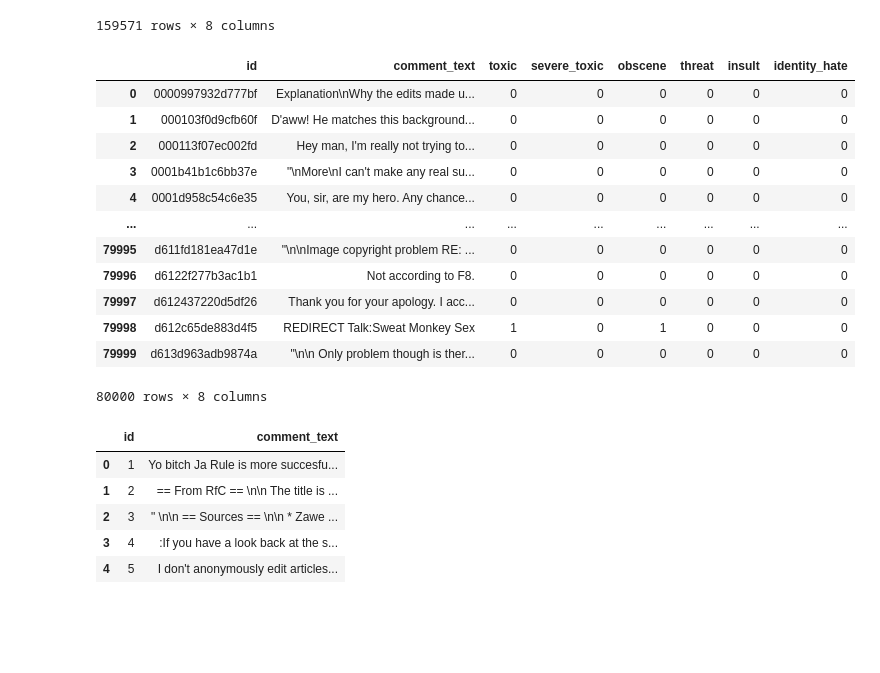
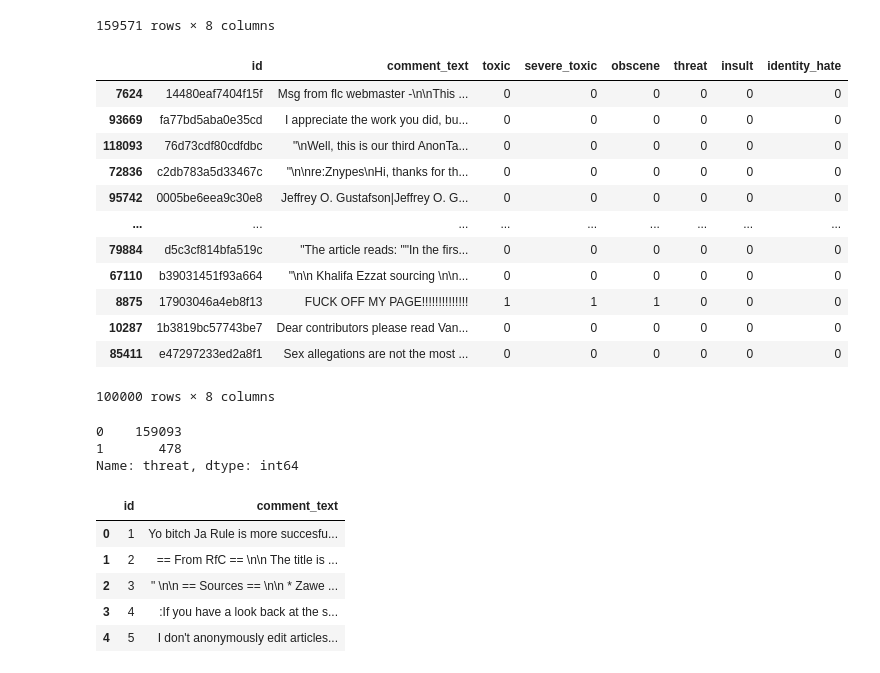
Before and after one commit to michaeljharris/ItML_Project_1_Students, a Jupyter notebook: proj_1_start.ipynb, the cells around one changed output. Cells and saved outputs as stored; diff of their text form; code cells hidden in the pictures; blank space fills up the shorter version.

```diff
--- a/proj_1_start.ipynb
+++ b/proj_1_start.ipynb
@@ -69,22 +68,28 @@ train_df
 | 159570 | fff46fc426af1f9a | "\nAnd ... I really don't think y... | 0 | 0 | 0 | 0 | 0 | 0 |
 159571 rows × 8 columns
 # %%
-train_df_sub = train_df[:80000]
+train_df_sub = train_df.sample(n=100000)
 train_df_sub
 # %% [output]
 |  | id | comment_text | toxic | severe_toxic | obscene | threat | insult | identity_hate |
-| 0 | 0000997932d777bf | Explanation\nWhy the edits made u... | 0 | 0 | 0 | 0 | 0 | 0 |
-| 1 | 000103f0d9cfb60f | D'aww! He matches this background... | 0 | 0 | 0 | 0 | 0 | 0 |
-| 2 | 000113f07ec002fd | Hey man, I'm really not trying to... | 0 | 0 | 0 | 0 | 0 | 0 |
-| 3 | 0001b41b1c6bb37e | "\nMore\nI can't make any real su... | 0 | 0 | 0 | 0 | 0 | 0 |
-| 4 | 0001d958c54c6e35 | You, sir, are my hero. Any chance... | 0 | 0 | 0 | 0 | 0 | 0 |
+| 7624 | 14480eaf7404f15f | Msg from flc webmaster -\n\nThis ... | 0 | 0 | 0 | 0 | 0 | 0 |
+| 93669 | fa77bd5aba0e35cd | I appreciate the work you did, bu... | 0 | 0 | 0 | 0 | 0 | 0 |
+| 118093 | 76d73cdf80cdfdbc | "\nWell, this is our third AnonTa... | 0 | 0 | 0 | 0 | 0 | 0 |
+| 72836 | c2db783a5d33467c | "\n\nre:Znypes\nHi, thanks for th... | 0 | 0 | 0 | 0 | 0 | 0 |
+| 95742 | 0005be6eea9c30e8 | Jeffrey O. Gustafson|Jeffrey O. G... | 0 | 0 | 0 | 0 | 0 | 0 |
 | ... | ... | ... | ... | ... | ... | ... | ... | ... |
-| 79995 | d611fd181ea47d1e | "\n\nImage copyright problem RE: ... | 0 | 0 | 0 | 0 | 0 | 0 |
-| 79996 | d6122f277b3ac1b1 | Not according to F8. | 0 | 0 | 0 | 0 | 0 | 0 |
-| 79997 | d612437220d5df26 | Thank you for your apology. I acc... | 0 | 0 | 0 | 0 | 0 | 0 |
-| 79998 | d612c65de883d4f5 | REDIRECT Talk:Sweat Monkey Sex | 1 | 0 | 1 | 0 | 0 | 0 |
-| 79999 | d613d963adb9874a | "\n\n Only problem though is ther... | 0 | 0 | 0 | 0 | 0 | 0 |
+| 79884 | d5c3cf814bfa519c | "The article reads: ""In the firs... | 0 | 0 | 0 | 0 | 0 | 0 |
+| 67110 | b39031451f93a664 | "\n\n Khalifa Ezzat sourcing \n\n... | 0 | 0 | 0 | 0 | 0 | 0 |
+| 8875 | 17903046a4eb8f13 | FUCK OFF MY PAGE!!!!!!!!!!!!!! | 1 | 1 | 1 | 0 | 0 | 0 |
+| 10287 | 1b3819bc57743be7 | Dear contributors please read Van... | 0 | 0 | 0 | 0 | 0 | 0 |
+| 85411 | e47297233ed2a8f1 | Sex allegations are not the most ... | 0 | 0 | 0 | 0 | 0 | 0 |
-80000 rows × 8 columns
+100000 rows × 8 columns
+# %%
+train_df['threat'].value_counts()
+# %% [output]
+0    159093
+1       478
+Name: threat, dtype: int64
 # %%
 test_df = pd.read_csv("test.csv")
 test_df.head()
```
Also changed, not shown: parts of 15 cells of this notebook.
